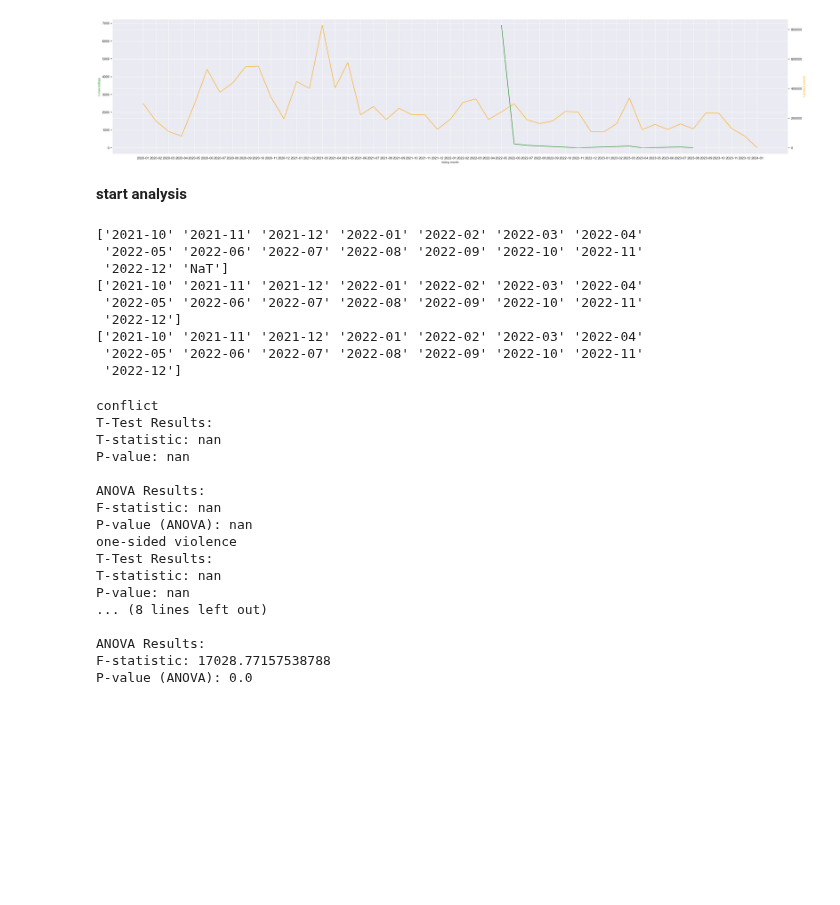
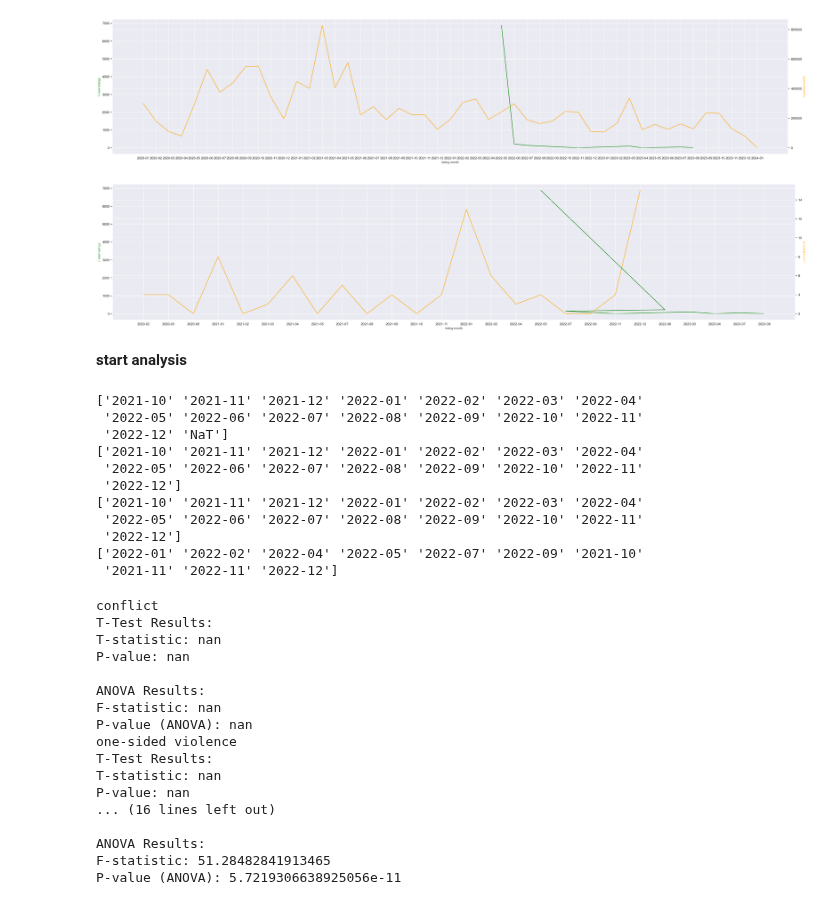
Before and after one commit to NatStrom/INSA, a Jupyter notebook: Opensanctions/Clean/EU_SanctionMap_Analysis.ipynb, the cells around one changed output. Cells and saved outputs as stored; diff of their text form; code cells hidden in the pictures; blank space fills up the shorter version.

```diff
--- a/Opensanctions/Clean/EU_SanctionMap_Analysis.ipynb
+++ b/Opensanctions/Clean/EU_SanctionMap_Analysis.ipynb
@@ -184,6 +184,13 @@ print(conflict_os)
 print(protest.columns)
 protest = protest.sort_values(by=['month'])
 print(protest)
+print(coup.columns)
+coup=coup.sort_values(by=['month'])
+coup['month'] = pd.to_datetime(coup['coup_event']).dt.to_period('M')
+print(coup)
+print(terror.columns)
+terror=terror.sort_values(by=['year'])
+print(terror)
 # %% [output]
 Index(['Unnamed: 0', 'id', 'relid', 'year', 'type_of_violence', 'country',
        'country_id', 'fatality_best_estimate', 'gwnoa', 'gwnob',
@@ -215,19 +222,23 @@ conflict_os.month.dtypes
 
 protest['month'] = protest['month'].astype(str)
 protest.month.dtypes
+coup['month'] = coup['month'].astype(str)
+coup.month.dtypes
 # %% [output]
 dtype('O')
 # %%
-#get the new listings per month toether with conflict fatalities and protest events
+#get the new listings per month toether with conflict fatalities and protest events and coups
 # combined plot
 grouped_1 = data.groupby(['month']).agg({'new_listing_count': 'sum'})
 grouped_2 = conflict.groupby(['month']).agg({'fatality_best_estimate': 'sum'})
 grouped_3 = conflict_os.groupby(['month']).agg({'fatality_best_estimate': 'sum'})
 grouped_4 = protest.groupby(['month']).agg({'event_count': 'sum'})
+grouped_5 = coup.groupby(['month']).agg({'coup_summed': 'sum'})
 grouped_1 = grouped_1.reset_index()
 grouped_2 = grouped_2.reset_index()
 grouped_3 = grouped_3.reset_index()
 grouped_4 = grouped_4.reset_index()
+grouped_5 = grouped_5.reset_index()
 # %%
 # create figure and axis objects with subplots()
 import matplotlib.pyplot as plt
@@ -294,6 +305,27 @@ ax4.set_ylabel("n protest events",color="orange",fontsize=10)
 plt.savefig('timetrend_eu_map_combined_protest.png')
 # %% [output]
 [figure]
+# %%
+# create figure and axis objects with subplots()
+fig,ax = plt.subplots(figsize=(40,8))
+# make a plot
+ax.plot(grouped_1.month,
+        grouped_1.new_listing_count,
+        color="green")
+# set x-axis label
+ax.set_xlabel("listing month", fontsize = 10)
+# set y-axis label
+ax.set_ylabel("n new listings",
+              color="green",
+              fontsize=10)
+# twin object for two different y-axis on the sample plot
+ax5=ax.twinx()
+# make a plot with different y-axis using second axis object
+ax5.plot(grouped_5.month, grouped_5["coup_summed"],color="orange")
+ax5.set_ylabel("n protest events",color="orange",fontsize=10)
+plt.savefig('timetrend_ofac_cons_combined_coups.png')
+# %% [output]
+[figure, added]
 # %% [markdown]
 **start analysis**
 # %%
@@ -314,6 +346,10 @@ protest = protest.copy()
 protest = protest[protest['month'] > '2021-09']
 protest = protest[protest['month'] < '2023-01']
 print(protest.month.unique())
+
+coup = coup.copy()
+coup = coup[coup['month'] > '2021-09']
+print(coup.month.unique())
 # %% [output]
 ['2021-10' '2021-11' '2021-12' '2022-01' '2022-02' '2022-03' '2022-04'
  '2022-05' '2022-06' '2022-07' '2022-08' '2022-09' '2022-10' '2022-11'
@@ -324,6 +360,8 @@ print(protest.month.unique())
 ['2021-10' '2021-11' '2021-12' '2022-01' '2022-02' '2022-03' '2022-04'
  '2022-05' '2022-06' '2022-07' '2022-08' '2022-09' '2022-10' '2022-11'
  '2022-12']
+['2022-01' '2022-02' '2022-04' '2022-05' '2022-07' '2022-09' '2021-10'
+ '2021-11' '2022-11' '2022-12']
 # %%
 import scipy
 from scipy import stats
@@ -378,6 +416,23 @@ f_statistic, p_value_anova = stats.f_oneway(protest['event_count'],data['listing
 print("\nANOVA Results:")
 print("F-statistic:", f_statistic)
 print("P-value (ANOVA):", p_value_anova)
+
+#coup events
+print('Coup')
+# Step 1: Perform a t-test
+t_statistic, p_value = stats.ttest_ind(coup.dropna()['coup_summed'],data.dropna()['listing_month'])
+# Print the results of the t-test
+print("T-Test Results:")
+print("T-statistic:", t_statistic)
+print("P-value:", p_value)
+
+# Step 2: Perform ANOVA
+f_statistic, p_value_anova = stats.f_oneway(coup['coup_summed'],data['listing_month'])
+
+# Print the results of ANOVA
+print("\nANOVA Results:")
+print("F-statistic:", f_statistic)
+print("P-value (ANOVA):", p_value_anova)
 # %% [output]
 conflict
 T-Test Results:
@@ -391,8 +446,8 @@ one-sided violence
 T-Test Results:
 T-statistic: nan
 P-value: nan
-... (8 lines left out)
+... (16 lines left out)
 
 ANOVA Results:
-F-statistic: 17028.77157538788
-P-value (ANOVA): 0.0
+F-statistic: 51.28482841913465
+P-value (ANOVA): 5.7219306638925056e-11
```
Also changed, not shown: parts of 1 cell of this notebook, 14 other files.
